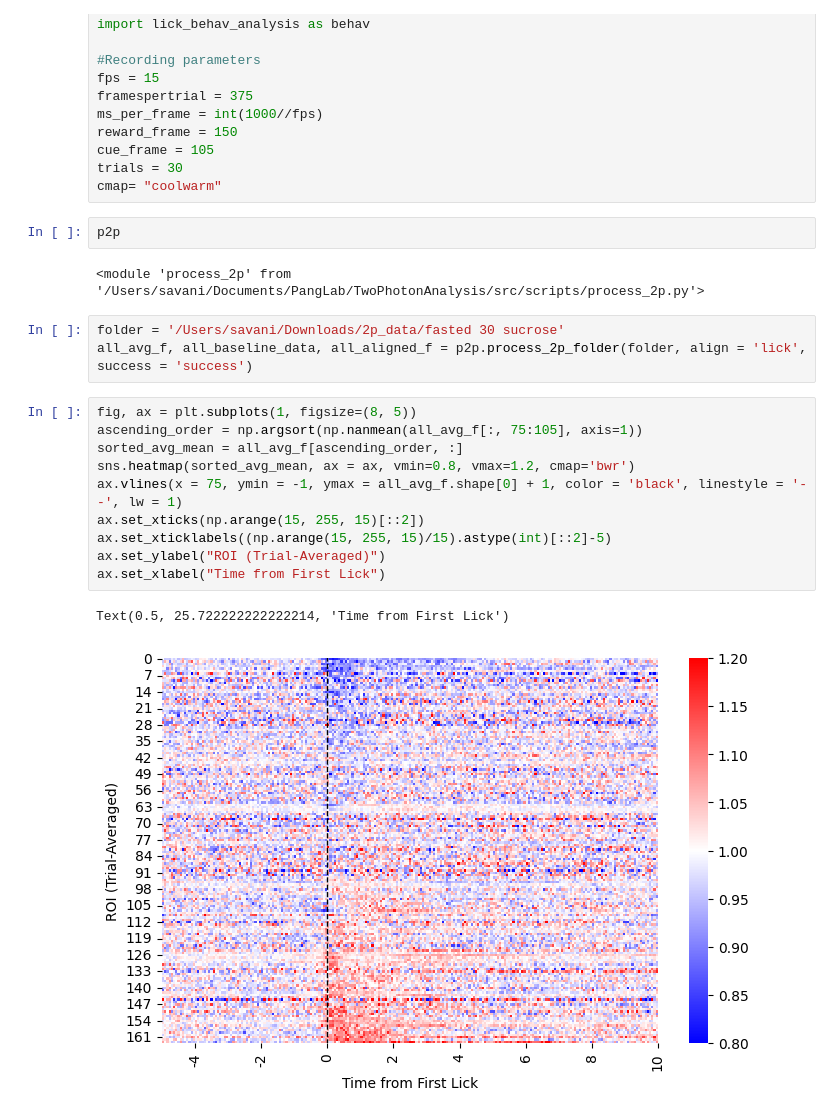
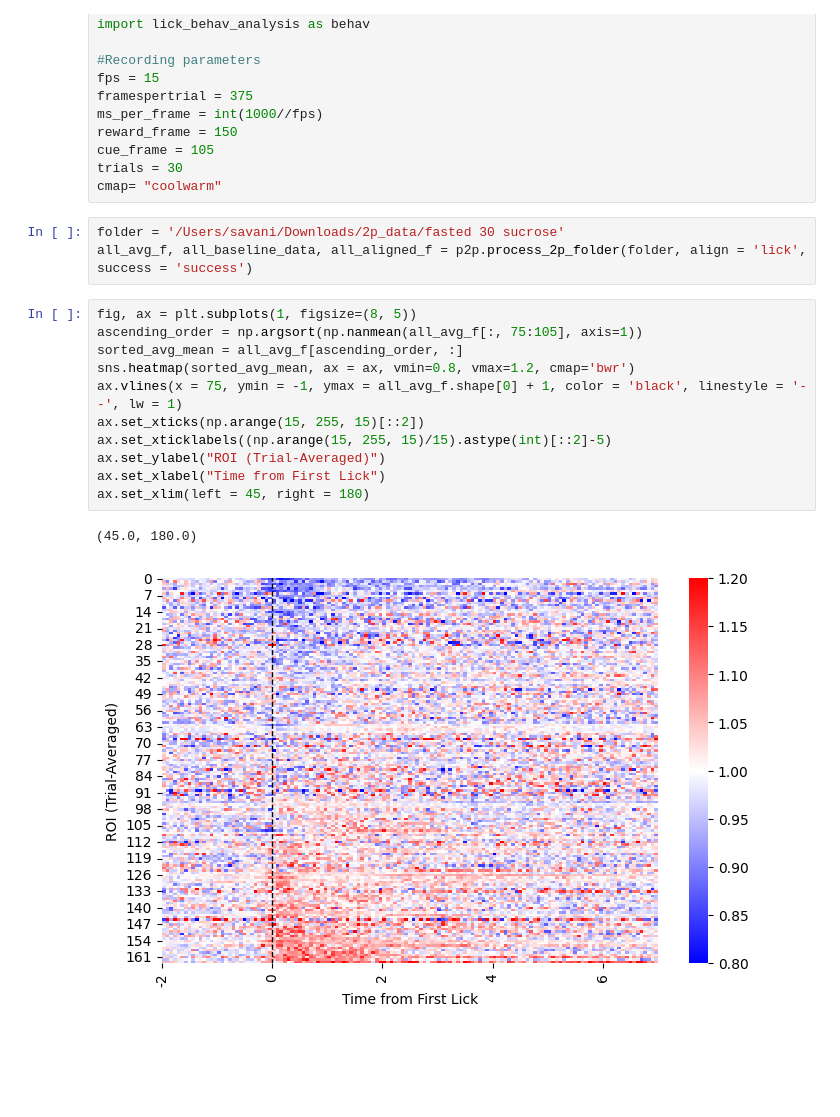
Before and after one commit to RohanSavani/PVN_GLP1R_2P, a Jupyter notebook: src/notebooks/untrackedstate.ipynb, the cells around one changed output. Cells and saved outputs as stored; diff of their text form; blank space fills up the shorter version.

```diff
--- a/src/notebooks/untrackedstate.ipynb
+++ b/src/notebooks/untrackedstate.ipynb
@@ -26,23 +26,20 @@ reward_frame = 150
 cue_frame = 105
 trials = 30
 cmap= "coolwarm"
-# %%
-p2p
-# %% [output]
-<module 'process_2p' from '/Users/savani/Documents/PangLab/TwoPhotonAnalysis/src/scripts/process_2p.py'>
 # %%
 folder = '/Users/savani/Downloads/2p_data/fasted 30 sucrose'
 all_avg_f, all_baseline_data, all_aligned_f = p2p.process_2p_folder(folder, align = 'lick', success = 'success')
 # %%
 fig, ax = plt.subplots(1, figsize=(8, 5))
 ascending_order = np.argsort(np.nanmean(all_avg_f[:, 75:105], axis=1))
 sorted_avg_mean = all_avg_f[ascending_order, :]
 sns.heatmap(sorted_avg_mean, ax = ax, vmin=0.8, vmax=1.2, cmap='bwr')
 ax.vlines(x = 75, ymin = -1, ymax = all_avg_f.shape[0] + 1, color = 'black', linestyle = '--', lw = 1)
 ax.set_xticks(np.arange(15, 255, 15)[::2])
 ax.set_xticklabels((np.arange(15, 255, 15)/15).astype(int)[::2]-5)
 ax.set_ylabel("ROI (Trial-Averaged)")
 ax.set_xlabel("Time from First Lick")
+ax.set_xlim(left = 45, right = 180)
 # %% [output]
-Text(0.5, 25.722222222222214, 'Time from First Lick')
+(45.0, 180.0)
-[figure, old version]
+[figure, new version]
```
Also changed, not shown: 2 other files.
